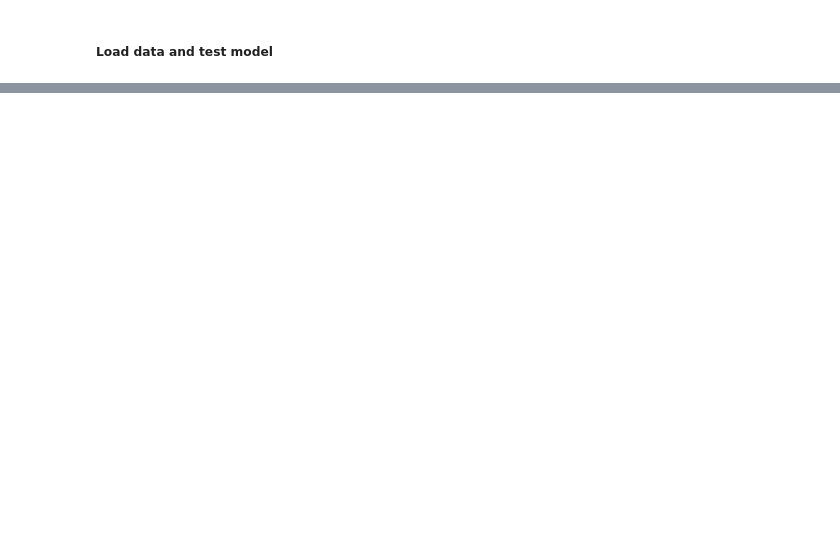
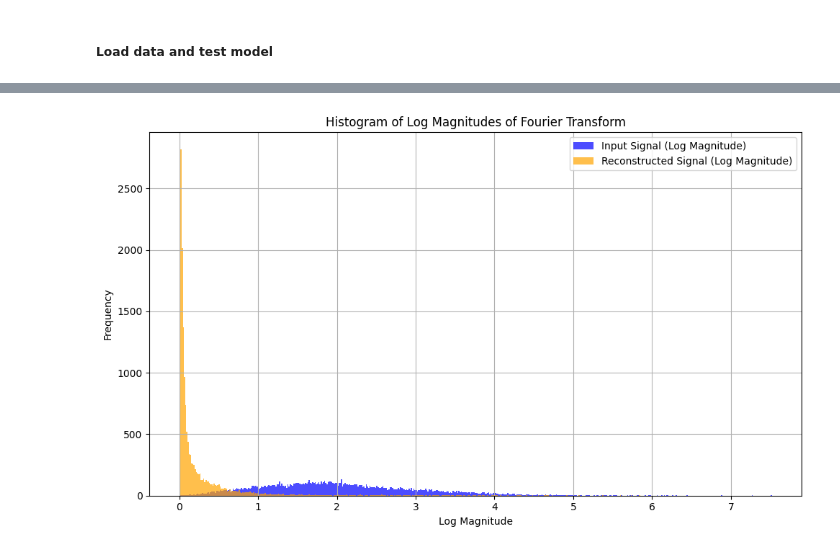
Before and after one commit to HX-Tfd/DeepPhase4Audio, a Jupyter notebook: notebooks/pae.ipynb, the cells around one changed output, grey strips where cells are left out. Drawn from its saved outputs; the diff is of its cells as text; code cells hidden in the pictures; blank space fills up the shorter version.

```diff
--- a/notebooks/pae.ipynb
+++ b/notebooks/pae.ipynb
@@ -137,0 +136,48 @@ plt.show()
+# %%
+""" plot input and output (log) Spectograms """
+
+# Compute Fourier Transforms
+input_fft = np.fft.fft(x_test_sample.squeeze(0).numpy())
+reconstructed_fft = np.fft.fft(y.squeeze(0).detach().numpy())
+
+# Compute log magnitudes
+log_magnitude_input = np.log1p(np.abs(input_fft)[:N // 2])
+log_magnitude_reconstructed = np.log1p(np.abs(reconstructed_fft)[:N // 2])
+
+# Create bins for histograms
+n_bins = 500
+bins = np.linspace(0, np.max([log_magnitude_input.max(), log_magnitude_reconstructed.max()]), 500)
+
+# Plot histograms of the log magnitudes
+plt.figure(figsize=(10, 6))
+
+plt.hist(log_magnitude_input, bins=bins, alpha=0.7, label="Input Signal (Log Magnitude)", color="blue")
+plt.hist(log_magnitude_reconstructed, bins=bins, alpha=0.7, label="Reconstructed Signal (Log Magnitude)", color="orange")
+
+plt.title("Histogram of Log Magnitudes of Fourier Transform")
+plt.xlabel("Log Magnitude")
+plt.ylabel("Frequency")
+plt.legend()
+plt.grid()
+
+plt.tight_layout()
+plt.show()
+
+# # Compute frequency axis
+# freqs = np.fft.fftfreq(N, d=1)
+
+# # Plot the Fourier Transform of the input signal
+# plt.figure(figsize=(12, 6))
+
+# plt.plot(freqs[:N // 2], np.abs(input_fft)[:N // 2], label="Input Signal")
+# plt.plot(freqs[:N // 2], np.abs(reconstructed_fft)[:N // 2], label="Reconstructed Signal", color="orange")
+# plt.title("Log Spectogram of Normalized Input and Reconstructed Signal")
+# plt.xlabel("Frequency (Hz)")
+# plt.ylabel("Log Magnitude")
+# plt.grid()
+# plt.legend()
+
+# plt.tight_layout()
+# plt.show()
+# %% [output]
+[figure, added]
```
Also changed, not shown: parts of 3 cells of this notebook, 3 other files.
